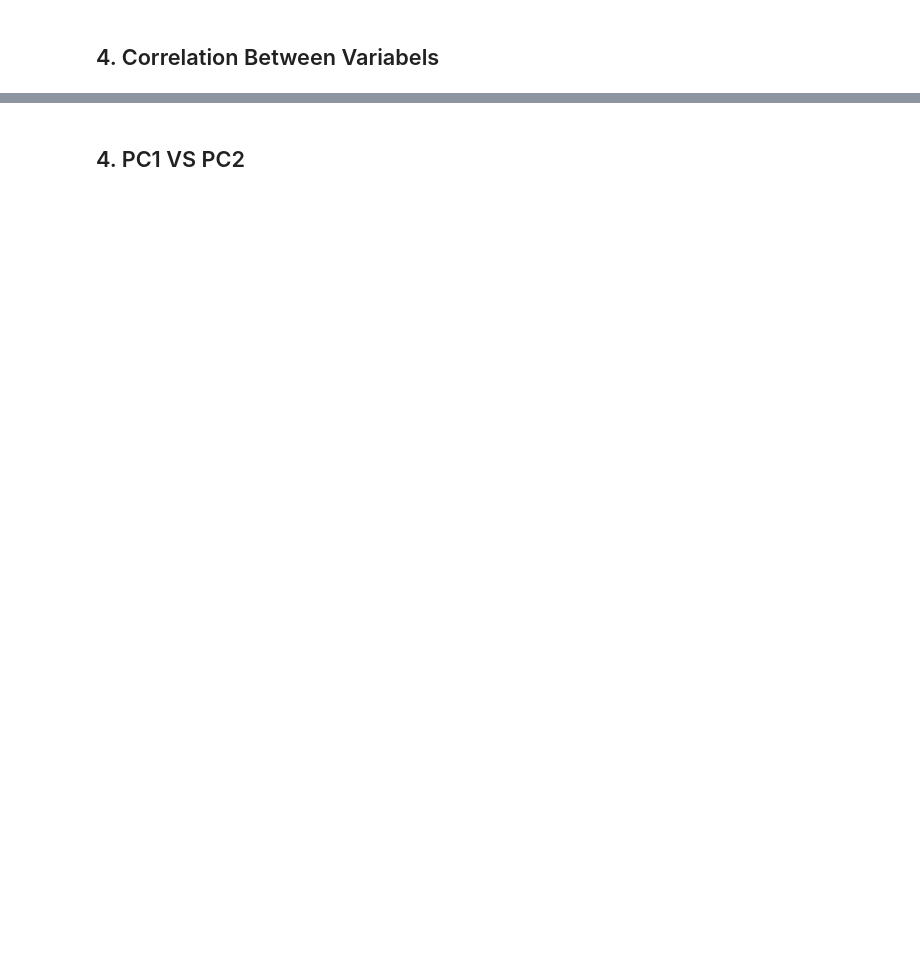
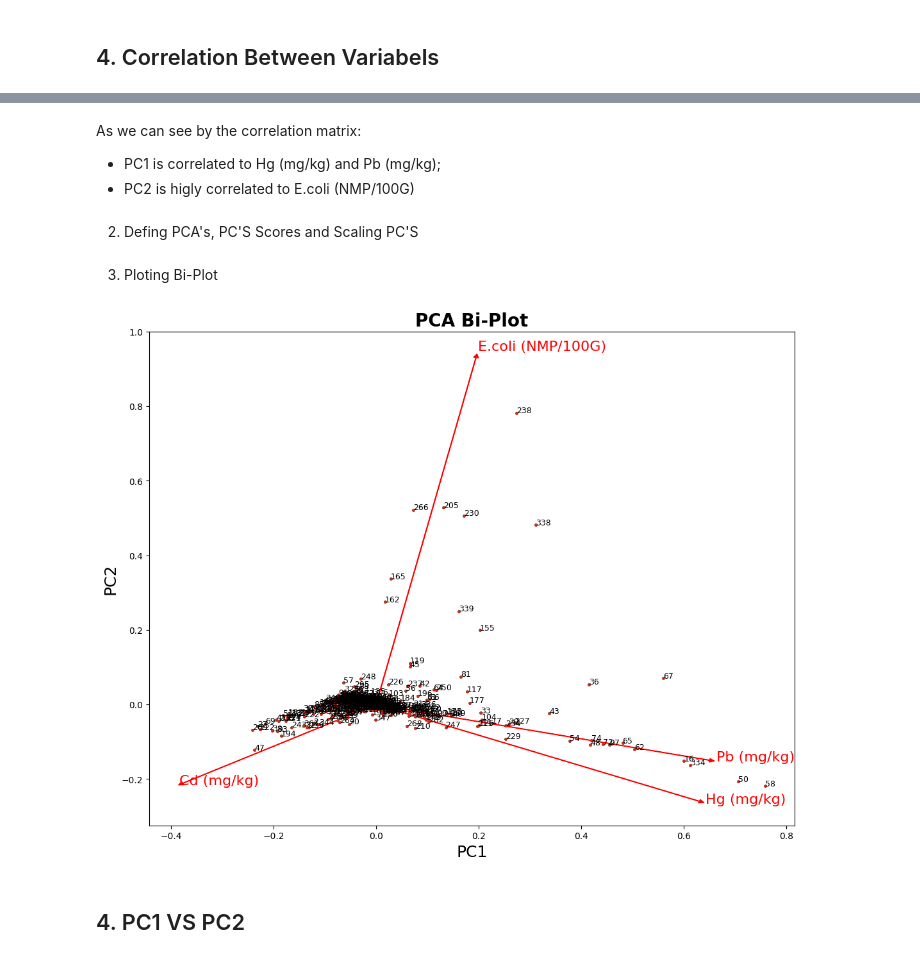
Before and after one commit to RafaelVieira13/PCA_TESE, a Jupyter notebook: Final_PCA_Analysis.ipynb, the cells around one changed output, grey strips where cells are left out. Cells and saved outputs as stored; diff of their text form; code cells hidden in the pictures; blank space fills up the shorter version.

```diff
--- a/Final_PCA_Analysis.ipynb
+++ b/Final_PCA_Analysis.ipynb
@@ -299,2 +307,49 @@ sns.heatmap(corr,annot = True, fmt = '.2f')
+# %% [markdown]
+As we can see by the correlation matrix:
+  * PC1 is correlated to Hg (mg/kg) and Pb (mg/kg);
+  * PC2 is higly correlated to E.coli (NMP/100G)
+# %% [markdown]
+2. Defing PCA's, PC'S Scores and Scaling PC'S
+# %%
+# Defining PC's
+PC1 = df_pca1['PC1']
+PC2 = df_pca1['PC2']
+
+# Defing PC's scores
+PC_scores = df_pca1[['PC1','PC2']]
+
+# Scaling PC'S
+scalePC1 = 1.0/(PC1.max() - PC1.min())
+scalePC2 = 1.0/(PC2.max() - PC2.min())
+# %% [markdown]
+3. Ploting Bi-Plot
+# %%
+fig, ax = plt.subplots(figsize=(13, 10))
+
+for i, feature in enumerate(feature_names):
+    ax.arrow(0, 0, loadings[0, i],
+             loadings[1, i],
+             head_width=0.01,
+             head_length=0.01,
+             color="red")
+    ax.text(loadings[0, i] * 1.02,
+            loadings[1, i] * 1.02,
+            feature,color="red", fontsize=16)
+
+    ax.scatter(PC1 * scalePC1,
+                    PC2 * scalePC2, s=5)
+
+for i, label in enumerate(PC_scores.index):
+    ax.text(PC1[i] * scalePC1,
+            PC2[i] * scalePC2, str(label),
+            fontsize=9)
+
+ax.set_xlabel('PC1', fontsize=18)
+ax.set_ylabel('PC2', fontsize=18)
+ax.set_title('PCA Bi-Plot', fontsize=20, fontweight='bold')
+
+plt.show()
+# %% [output]
+[figure, added]
 # %% [markdown]
 ## 4. PC1 VS PC2
```
Also changed, not shown: parts of 17 cells of this notebook.
